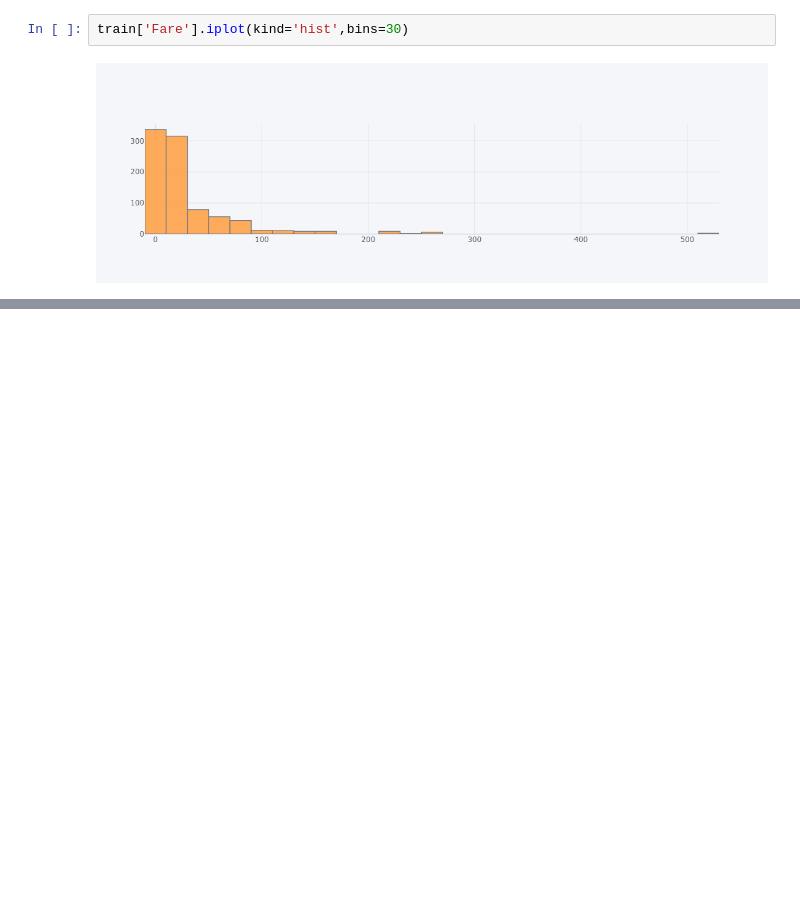
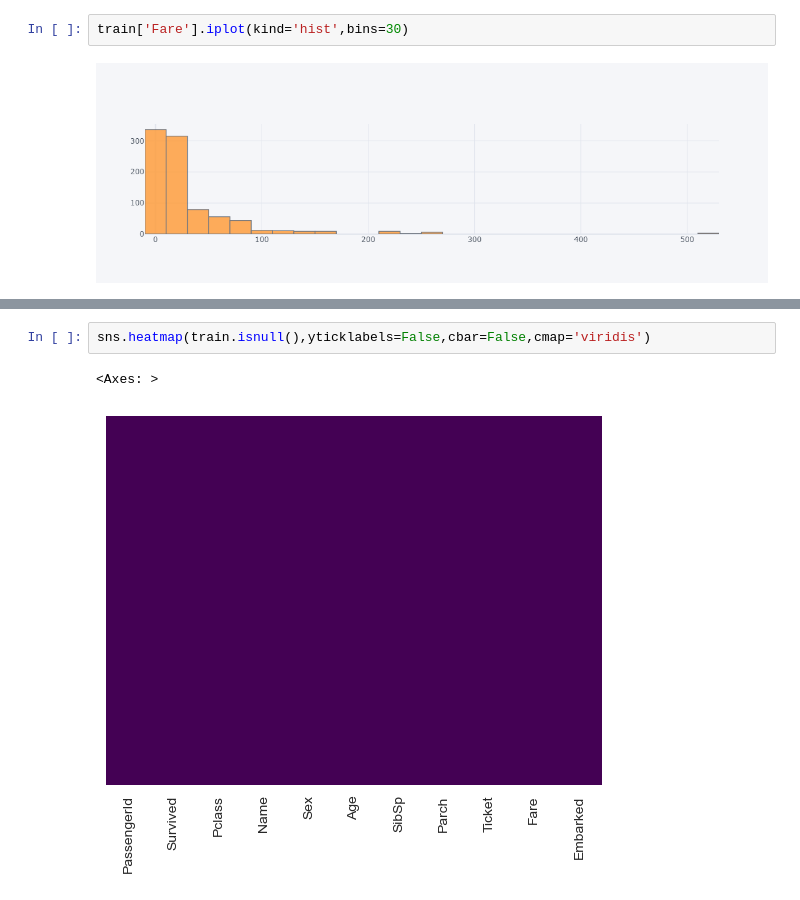
Before and after one commit to SuhasPalani/Python_Data, a Jupyter notebook: logistic regression/logistic regression.ipynb, the cells around one changed output, grey strips where cells are left out. Drawn from its saved outputs; the diff is of its cells as text; blank space fills up the shorter version.

```diff
--- a/logistic regression/logistic regression.ipynb
+++ b/logistic regression/logistic regression.ipynb
@@ -153,0 +197,5 @@ train['Fare'].iplot(kind='hist',bins=30)
+# %%
+sns.heatmap(train.isnull(),yticklabels=False,cbar=False,cmap='viridis')
+# %% [output]
+<Axes: >
+[figure, added]
```
Also changed, not shown: parts of 17 cells of this notebook.
